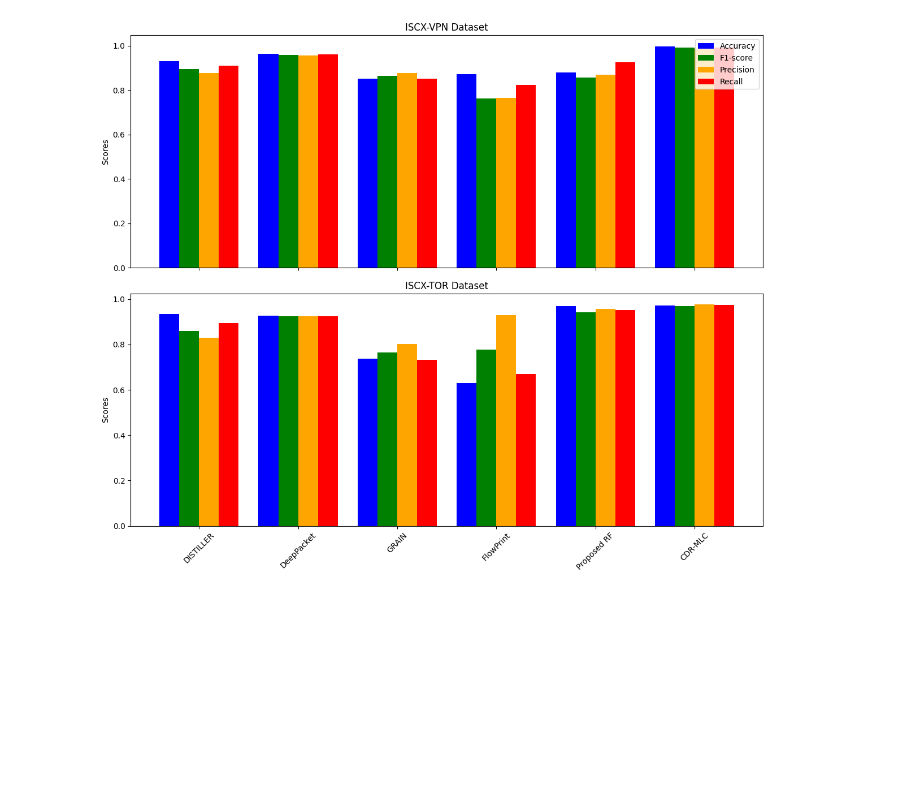
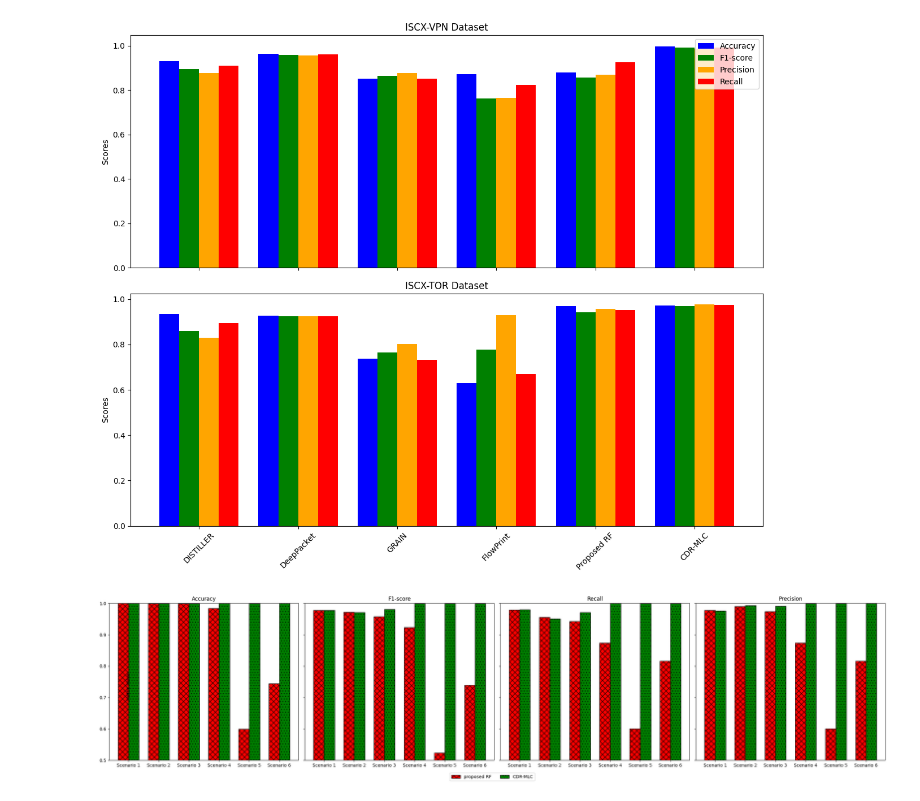
Before and after one commit to mjf2019/IUST_MSCN_Dataset, a Jupyter notebook: test.ipynb, the cells around one changed output. Drawn from its saved outputs; the diff is of its cells as text; code cells hidden in the pictures; blank space fills up the shorter version.

Commit message:
add CTU-13 reults chart to test.ipynb

```diff
--- a/test.ipynb
+++ b/test.ipynb
@@ -47,3 +47,76 @@ plt.tight_layout()
 plt.show()
 # %% [output]
 [figure]
+# %%
+import matplotlib.pyplot as plt
+import numpy as np
+
+# Data for each scenario
+scenarios = ['Scenario 1', 'Scenario 2', 'Scenario 3', 'Scenario 4', 'Scenario 5', 'Scenario 6']
+accuracy = {
+    'ProposedRF': [0.9998 , 0.9993, 0.9993 , 0.9837 , 0.5995 , 0.7438],
+    'CDR-MLC': [0.9998, 0.9992, 0.9996, 0.9999, 0.9995, 0.9998]
+}
+f_score = {
+    'ProposedRF': [0.9785, 0.9724 , 0.9581, 0.9231, 0.5234 , 0.7389],
+    'CDR-MLC': [0.9777, 0.9709, 0.9809, 0.9995, 0.9995, 0.9997]
+}
+recall = {
+    'ProposedRF': [0.9786, 0.9559 , 0.9427, 0.8736 , 0.6002 , 0.8161],
+    'CDR-MLC': [0.9796, 0.9503, 0.9712, 0.9999, 0.9995, 0.9997]
+}
+precision = {
+    'ProposedRF': [0.9783, 0.9901 , 0.9740, 0.8736 , 0.6002 , 0.8161],
+    'CDR-MLC': [0.9759, 0.9936, 0.9908, 0.9991, 0.9995, 0.9998]
+}
+
+# Plotting all four metrics horizontally
+fig, axs = plt.subplots(1, 4, figsize=(25, 6), sharey=True)  # 1 row, 4 columns layout
+
+# Bar width for each plot
+bar_width = 0.35
+index = np.arange(len(scenarios))
+
+# Plot for Accuracy
+bar1 = axs[0].bar(index, accuracy['ProposedRF'], bar_width, label='proposed RF', color='red', edgecolor='black', hatch='xx')
+bar2 = axs[0].bar(index + bar_width, accuracy['CDR-MLC'], bar_width, label='CDR-MLC', color='green', edgecolor='black', hatch='..')
+axs[0].set_title('Accuracy')
+axs[0].set_xticks(index + bar_width / 2)
+axs[0].set_xticklabels(scenarios)
+axs[0].set_ylim(0.5, 1)
+
+# Plot for F-score
+bar1 = axs[1].bar(index, f_score['ProposedRF'], bar_width, label='proposed RF', color='red', edgecolor='black', hatch='xx')
+bar2 = axs[1].bar(index + bar_width, f_score['CDR-MLC'], bar_width, label='CDR-MLC', color='green', edgecolor='black', hatch='..')
+axs[1].set_title('F1-score')
+axs[1].set_xticks(index + bar_width / 2)
+axs[1].set_xticklabels(scenarios)
+axs[1].set_ylim(0.5, 1)
+
+# Plot for Recall
+bar1 = axs[2].bar(index, recall['ProposedRF'], bar_width, label='proposed RF', color='red', edgecolor='black', hatch='xx')
+bar2 = axs[2].bar(index + bar_width, recall['CDR-MLC'], bar_width, label='CDR-MLC', color='green', edgecolor='black', hatch='..')
+axs[2].set_title('Recall')
+axs[2].set_xticks(index + bar_width / 2)
+axs[2].set_xticklabels(scenarios)
+axs[2].set_ylim(0.5, 1)
+
+# Plot for Precision
+bar1 = axs[3].bar(index, precision['ProposedRF'], bar_width, label='proposed RF', color='red', edgecolor='black', hatch='xx')
+bar2 = axs[3].bar(index + bar_width, precision['CDR-MLC'], bar_width, label='CDR-MLC', color='green', edgecolor='black', hatch='..')
+axs[3].set_title('Precision')
+axs[3].set_xticks(index + bar_width / 2)
+axs[3].set_xticklabels(scenarios)
+axs[3].set_ylim(0.5, 1)
+
+# Set y-label for the entire figure
+fig.text(0.04, 0.5, 'Metric Value', va='center', rotation='vertical')
+
+# Adding a common legend at the bottom
+handles, labels = axs[0].get_legend_handles_labels()
+fig.legend(handles, labels, loc='lower center', ncol=2)
+
+plt.tight_layout(rect=[0, 0.05, 1, 1])  # Adjust layout to make space for the legend
+plt.show()
+# %% [output]
+[figure, added]
```
